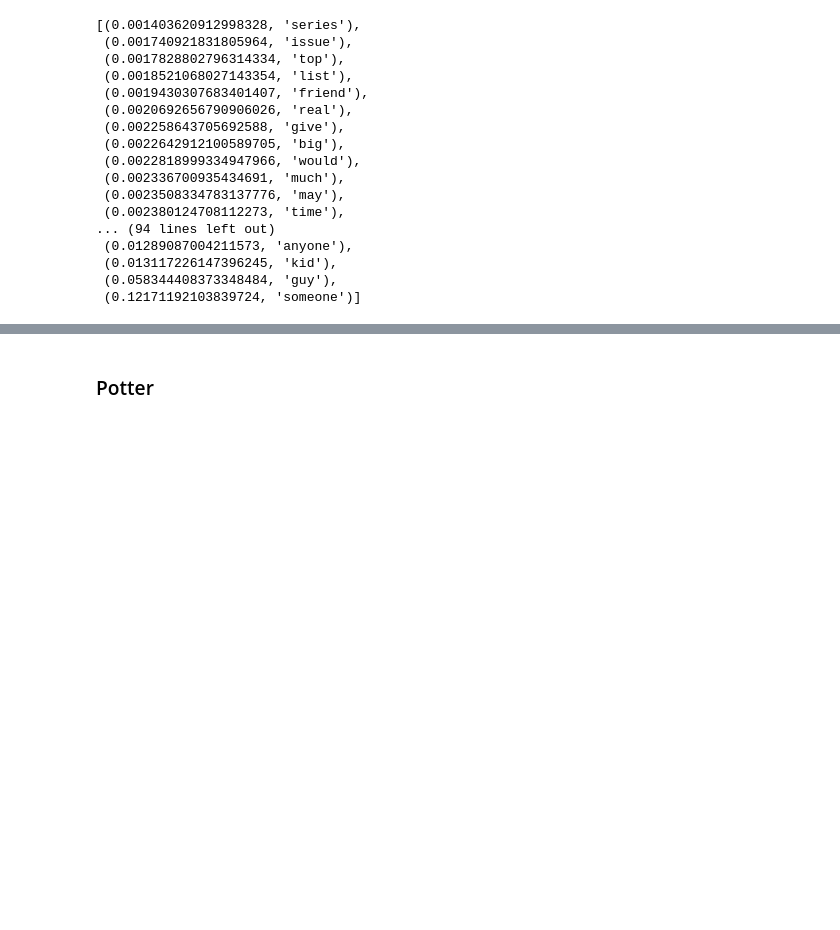
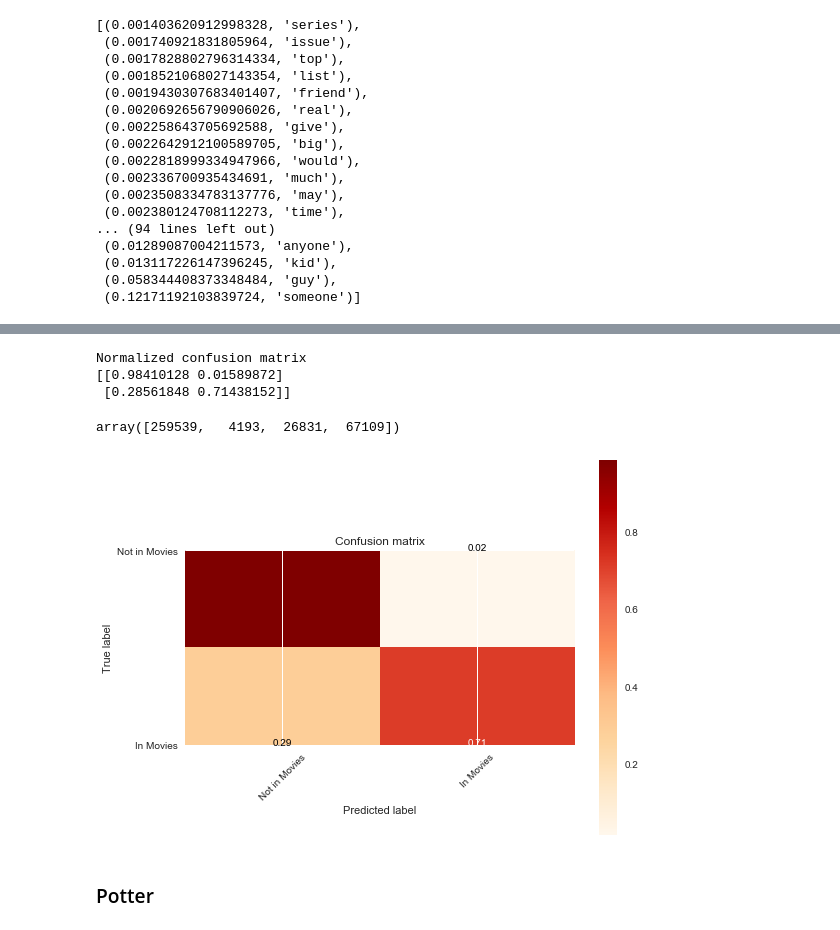
Before and after one commit to Jameshskelton/Reddit-NLP, a Jupyter notebook: Reddit-nlp-project.ipynb, the cells around one changed output, grey strips where cells are left out. Cells and saved outputs as stored; diff of their text form; code cells hidden in the pictures; blank space fills up the shorter version.

```diff
--- a/Reddit-nlp-project.ipynb
+++ b/Reddit-nlp-project.ipynb
@@ -675,3 +700,16 @@ rfc_movies_full.oob_score
+# %%
+pred = rfc_movies_full.predict(X_ent)
+cm = confusion_matrix(y_mov, pred)
+# tn, fp, fn, tp = cm
+
+plot_confusion_matrix(cm, ['Not in Movies', 'In Movies'], normalize = 'all', cmap = "OrRd")
+cm.ravel()
+# %% [output]
+Normalized confusion matrix
+[[0.98410128 0.01589872]
+ [0.28561848 0.71438152]]
+array([259539,   4193,  26831,  67109])
+[figure, added]
 # %% [markdown]
 ### Potter
 # %%
```
Also changed, not shown: parts of 16 cells of this notebook.
